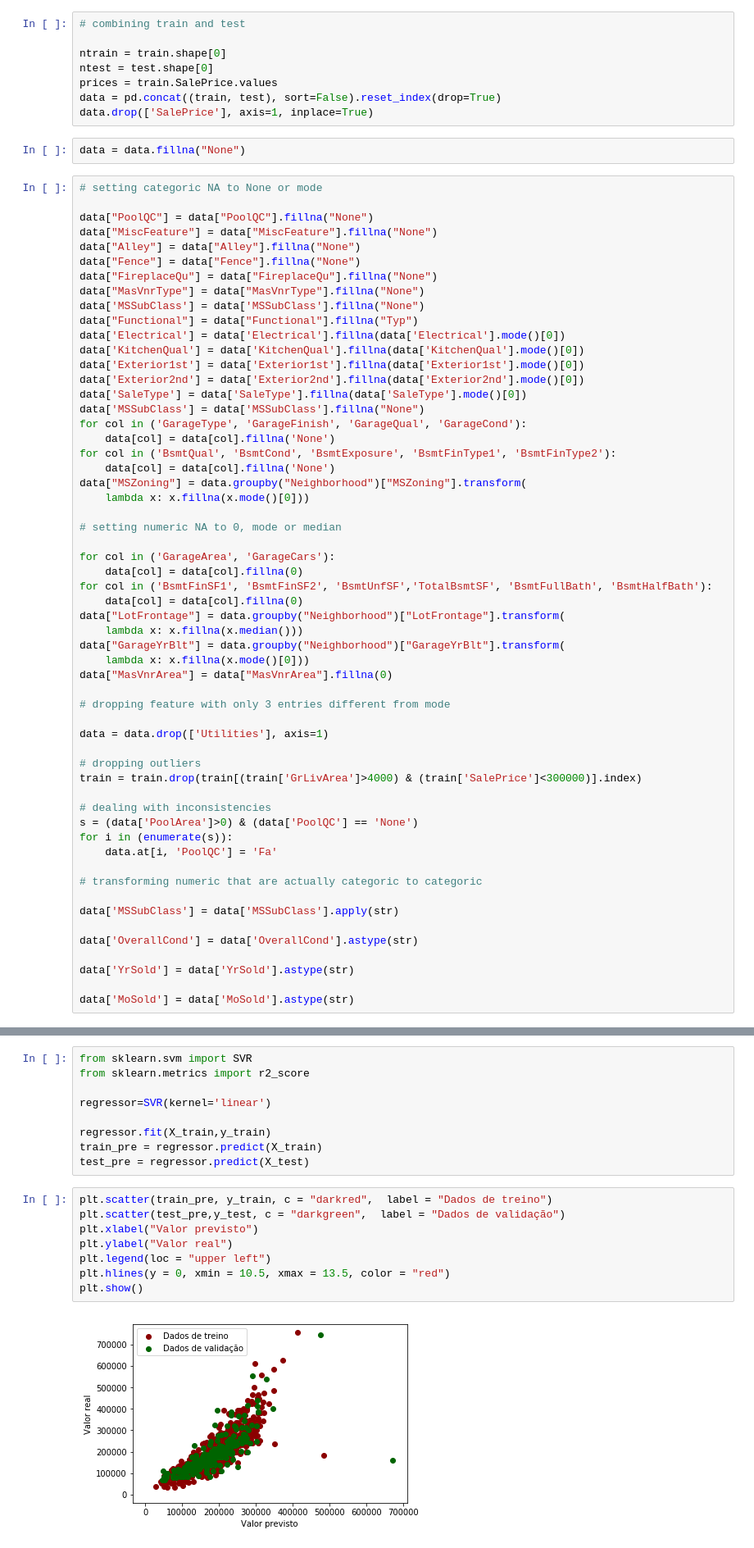
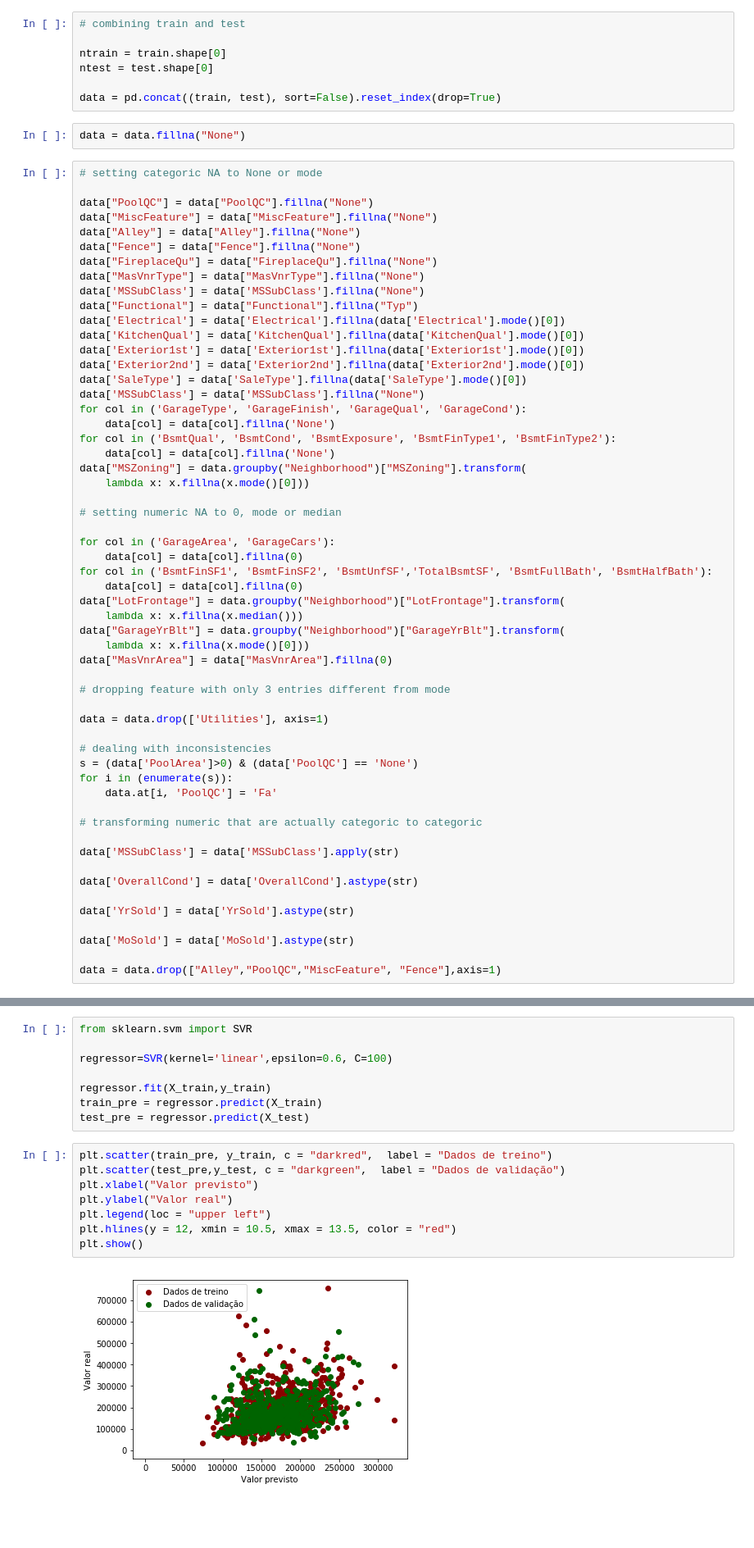
Before and after one commit to bermr/house-prices, a Jupyter notebook: house-prices-prediction.ipynb, the cells around one changed output, grey strips where cells are left out. Shown: that part at 82% size. Drawn from its saved outputs; the diff is of its cells as text; blank space fills up the shorter version.

```diff
--- a/house-prices-prediction.ipynb
+++ b/house-prices-prediction.ipynb
@@ -20,9 +20,8 @@ test.set_index('Id',  inplace=True)
 
 ntrain = train.shape[0]
 ntest = test.shape[0]
-prices = train.SalePrice.values
+
 data = pd.concat((train, test), sort=False).reset_index(drop=True)
-data.drop(['SalePrice'], axis=1, inplace=True)
 # %%
 data = data.fillna("None")
 # %%
@@ -65,9 +64,6 @@ data["MasVnrArea"] = data["MasVnrArea"].fillna(0)
 
 data = data.drop(['Utilities'], axis=1)
 
-# dropping outliers
-train = train.drop(train[(train['GrLivArea']>4000) & (train['SalePrice']<300000)].index)
-
 # dealing with inconsistencies
 s = (data['PoolArea']>0) & (data['PoolQC'] == 'None')
 for i in (enumerate(s)):
@@ -82,6 +78,8 @@ data['OverallCond'] = data['OverallCond'].astype(str)
 data['YrSold'] = data['YrSold'].astype(str)
 
 data['MoSold'] = data['MoSold'].astype(str)
+
+data = data.drop(["Alley","PoolQC","MiscFeature", "Fence"],axis=1)
 # %%
 # assigning cleaned data back to train and test
 
@@ -148,8 +166,7 @@ print(X_train.shape, X_test.shape, y_train.shape, y_test.shape)
 # %%
 from sklearn.svm import SVR
-from sklearn.metrics import r2_score
 
-regressor=SVR(kernel='linear')
+regressor=SVR(kernel='linear',epsilon=0.6, C=100)
 
 regressor.fit(X_train,y_train)
 train_pre = regressor.predict(X_train)
@@ -157,13 +174,13 @@ test_pre = regressor.predict(X_test)
 # %%
 plt.scatter(train_pre, y_train, c = "darkred",  label = "Dados de treino")
 plt.scatter(test_pre,y_test, c = "darkgreen",  label = "Dados de validação")
 plt.xlabel("Valor previsto")
 plt.ylabel("Valor real")
 plt.legend(loc = "upper left")
-plt.hlines(y = 0, xmin = 10.5, xmax = 13.5, color = "red")
+plt.hlines(y = 12, xmin = 10.5, xmax = 13.5, color = "red")
 plt.show()
 # %% [output]
-[figure, old version]
+[figure, new version]
 # %%
 plt.scatter(train_pre, train_pre - y_train, c = "darkred",  label = "Dados de treino")
 plt.scatter(test_pre, test_pre - y_test, c = "darkgreen",  label = "Dados de validação")
```
Also changed, not shown: parts of 16 cells of this notebook, 2 other files.
